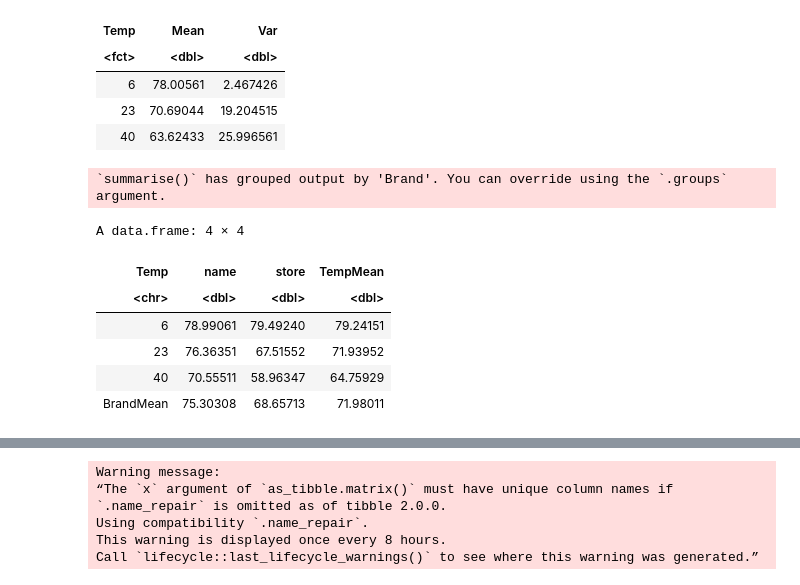
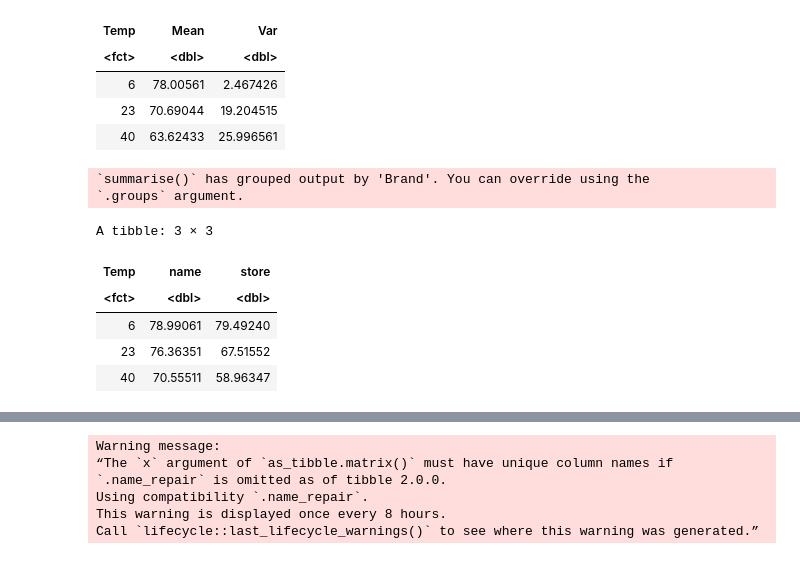
Before and after one commit to hkopanski/ST_518_Project, a Jupyter notebook: mixed_effect_SASlike.ipynb, the cells around one changed output, grey strips where cells are left out. Drawn from its saved outputs; the diff is of its cells as text; code cells hidden in the pictures.

```diff
--- a/mixed_effect_SASlike.ipynb
+++ b/mixed_effect_SASlike.ipynb
@@ -422,18 +422,18 @@ A tibble: 3 × 3
 # %%
 means_nostir <- df_eff %>% filter(Stirred == "no") %>% group_by(Brand, Temp) %>% summarise('Mean' = mean(Time))
 means_nostir <- means_nostir %>% pivot_wider(names_from = Brand, values_from = Mean)
-means_nostir$TempMean <- rowMeans(means_nostir[,2:3])
-means_nostir <- cbind('Temp' = c('6', '23', '40', 'BrandMean'),rbind(means_nostir[,2:4], colMeans(means_nostir[,2:4])))
+#means_nostir$TempMean <- rowMeans(means_nostir[,2:3])
+#means_nostir <- cbind('Temp' = c('6', '23', '40', 'BrandMean'),rbind(means_nostir[,2:4], colMeans(means_nostir[,2:4])))
 means_nostir
 # %% [output]
-`summarise()` has grouped output by 'Brand'. You can override using the `.groups` argument.
+`summarise()` has grouped output by 'Brand'. You can override using the
+`.groups` argument.
-A data.frame: 4 × 4
+A tibble: 3 × 3
-| Temp | name | store | TempMean |
-| <chr> | <dbl> | <dbl> | <dbl> |
-| 6 | 78.99061 | 79.49240 | 79.24151 |
-| 23 | 76.36351 | 67.51552 | 71.93952 |
-| 40 | 70.55511 | 58.96347 | 64.75929 |
-| BrandMean | 75.30308 | 68.65713 | 71.98011 |
+| Temp | name | store |
+| <fct> | <dbl> | <dbl> |
+| 6 | 78.99061 | 79.49240 |
+| 23 | 76.36351 | 67.51552 |
+| 40 | 70.55511 | 58.96347 |
 # %%
 means_stir <- df_eff %>% filter(Stirred == "yes") %>% group_by(Brand, Temp) %>% summarise('Mean' = mean(Time))
 means_stir <- means_stir %>% pivot_wider(names_from = Brand, values_from = Mean)
```
Also changed, not shown: parts of 11 cells of this notebook, 2 other files.
